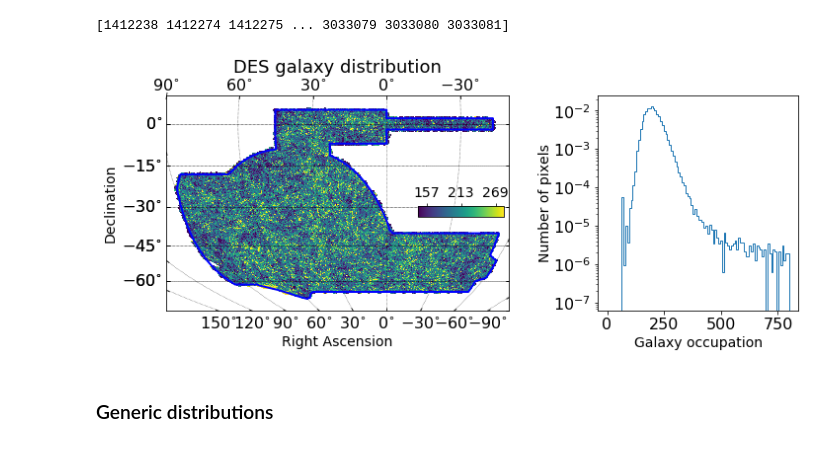
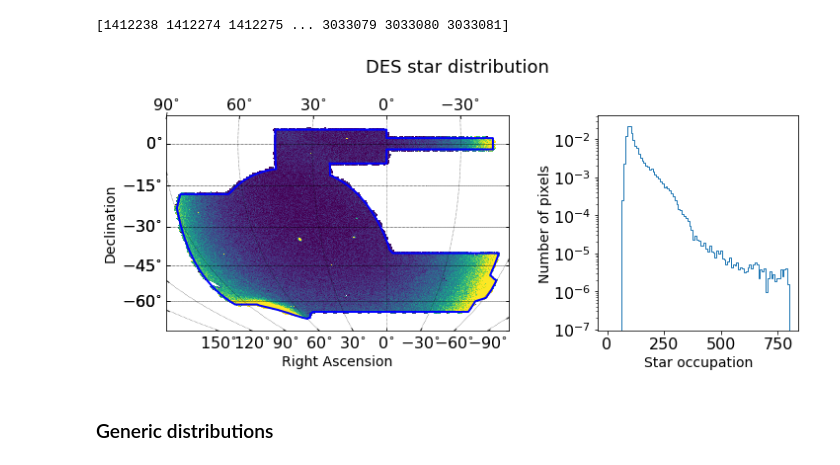
Before and after one commit to nsevilla/y3gold-paper, a Jupyter notebook: y3gold_classification.ipynb, the cells around one changed output. Saved outputs shown, nothing was run; the diff lists cells and outputs as text; code cells hidden in the pictures.

```diff
--- a/y3gold_classification.ipynb
+++ b/y3gold_classification.ipynb
@@ -56,36 +78,36 @@ Y3_star_data = Y3_star_map[1].data
 # %%
-Y3_star_data_fullsky_nest_4096 = np.full(hp.nside2npix(NSIDE),hp.UNSEEN)
+Y3_density_data_fullsky_nest_4096 = np.full(hp.nside2npix(NSIDE),hp.UNSEEN)
 # %%
-Y3_star_data_fullsky_nest_4096[Y3_star_data['PIXEL']] = Y3_star_data['SIGNAL']
-Y3_star_data_fullsky_ring_4096 = hp.reorder(Y3_star_data_fullsky_nest_4096,n2r=True)
+Y3_density_data_fullsky_nest_4096[Y3_density_data['PIXEL']] = Y3_density_data['SIGNAL']
+Y3_density_data_fullsky_ring_4096 = hp.reorder(Y3_density_data_fullsky_nest_4096,n2r=True)
 # %%
-Y3_star_data_fullsky = hp.ud_grade(Y3_star_data_fullsky_ring_4096,nside_out=NSIDE_deg,power=-2)
+Y3_density_data_fullsky = hp.ud_grade(Y3_density_data_fullsky_ring_4096,nside_out=NSIDE_deg,power=-2)
 # %%
-pix, = np.where(Y3_star_data_fullsky != hp.UNSEEN)
-mask = Y3_star_data_fullsky != hp.UNSEEN
-nstars = Y3_star_data_fullsky[mask]
+pix, = np.where(Y3_density_data_fullsky != hp.UNSEEN)
+mask = Y3_density_data_fullsky != hp.UNSEEN
+nstars = Y3_density_data_fullsky[mask]
 print(pix)
 # %% [output]
 [1412238 1412274 1412275 ... 3033079 3033080 3033081]
 # %%
 fig = plt.figure(figsize=(12.,4.))
+fig.suptitle('DES star distribution', fontsize = 18, y=1.08)
 gs = fig.add_gridspec(1, 2, width_ratios=[2, 1])
 ax1 = plt.subplot(gs[0])
 smap = DESSkymap()
 #smap.draw_hpxmap(nstars.byteswap().newbyteorder(),pix.byteswap().newbyteorder(),NSIDE,xsize=1000)
 smap.draw_hpxmap(nstars,pix,NSIDE_deg,xsize=1000)
-smap.draw_inset_colorbar(fontsize=14)
+#smap.draw_inset_colorbar(fontsize=14)
 smap.draw_des()
-plt.title('DES galaxy distribution', fontsize = 18, y=1.08)
 ax2 = plt.subplot(gs[1])
 fig.add_subplot(ax2)
 plt.sca(ax2)
-plt.xlabel('Galaxy occupation')
+plt.xlabel('Star occupation')
 plt.ylabel('Number of pixels',labelpad=1)
 n,b,p = plt.hist(nstars,normed=True,histtype='step',bins=100,range=[0,800],log=True)
-plt.savefig(figsdir+'y3gold_galaxy_distribution_sof.png')
+plt.savefig(figsdir+'y3gold_star_distribution_sof_test.png',bbox_inches='tight')
 # %% [output]
-[figure, old version]
+[figure, new version]
 # %% [markdown]
 ### Generic distributions
 # %%
```
Also changed, not shown: parts of 17 cells of this notebook, 2 other files.
